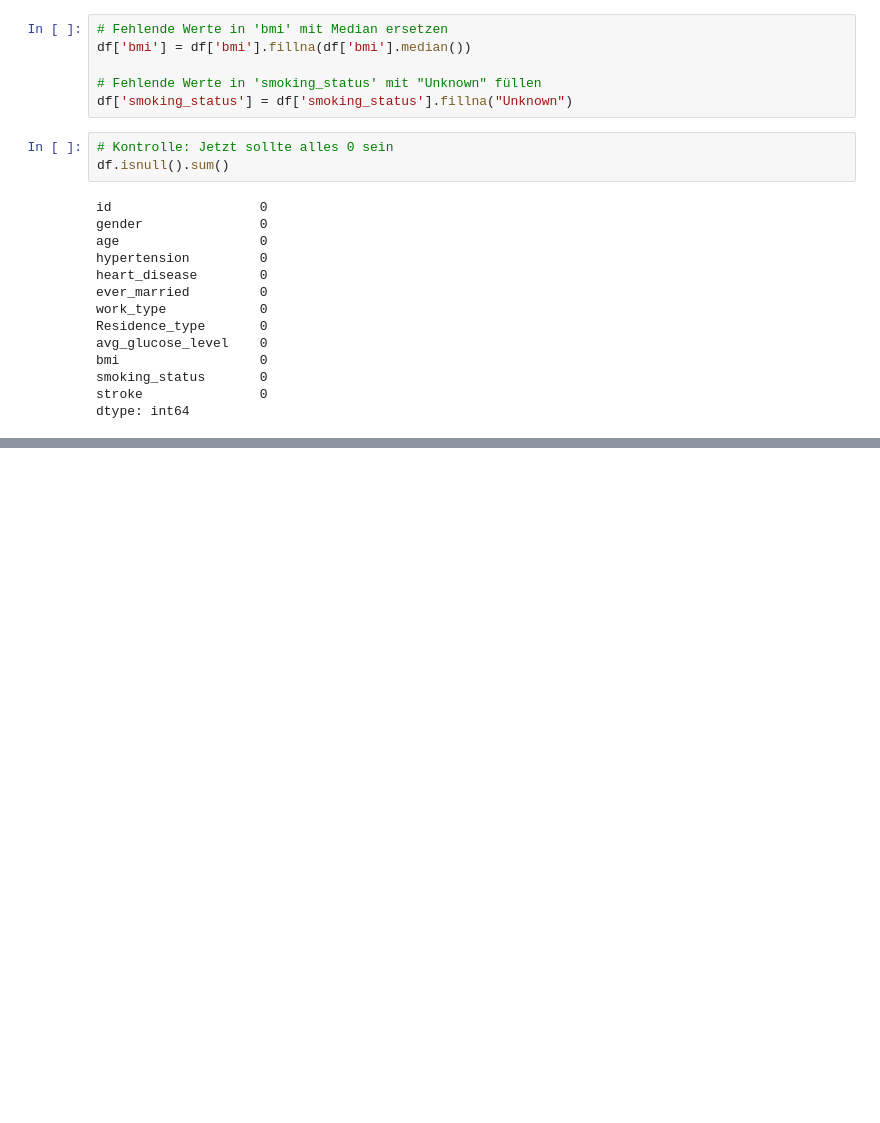
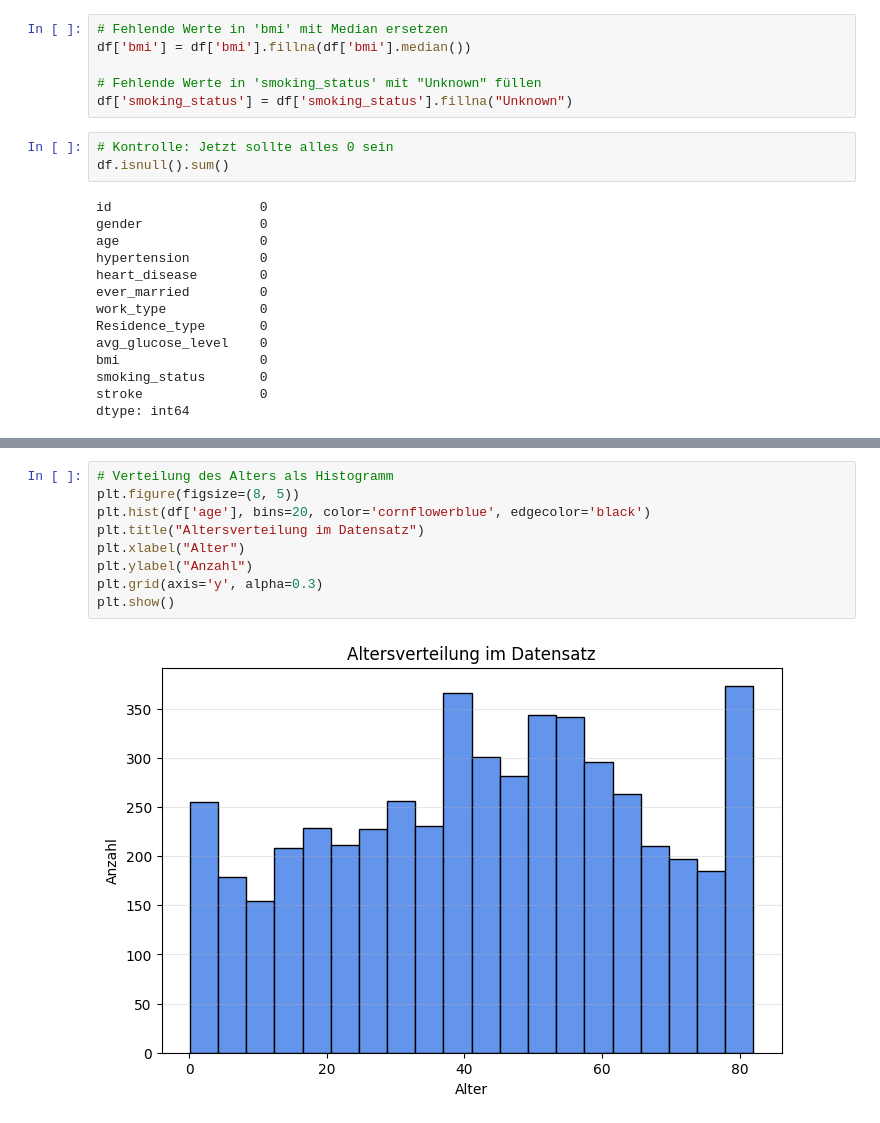
Before and after one commit to Skitilino/AMLHC-final-exam, a Jupyter notebook: notebooks/stroke_bias_analysis.ipynb, the cells around one changed output, grey strips where cells are left out. Cells and saved outputs as stored; diff of their text form; blank space fills up the shorter version.

```diff
--- a/notebooks/stroke_bias_analysis.ipynb
+++ b/notebooks/stroke_bias_analysis.ipynb
@@ -67,0 +99,11 @@ dtype: int64
+# %%
+# Verteilung des Alters als Histogramm
+plt.figure(figsize=(8, 5))
+plt.hist(df['age'], bins=20, color='cornflowerblue', edgecolor='black')
+plt.title("Altersverteilung im Datensatz")
+plt.xlabel("Alter")
+plt.ylabel("Anzahl")
+plt.grid(axis='y', alpha=0.3)
+plt.show()
+# %% [output]
+[figure, added]
```
Also changed, not shown: parts of 4 cells of this notebook.
